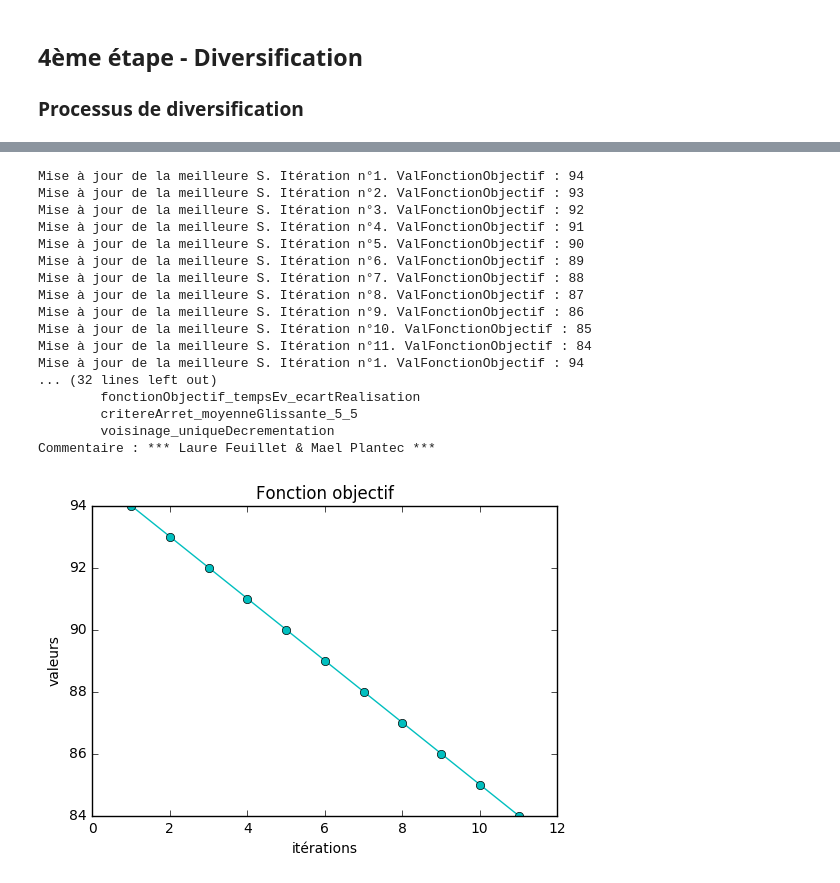
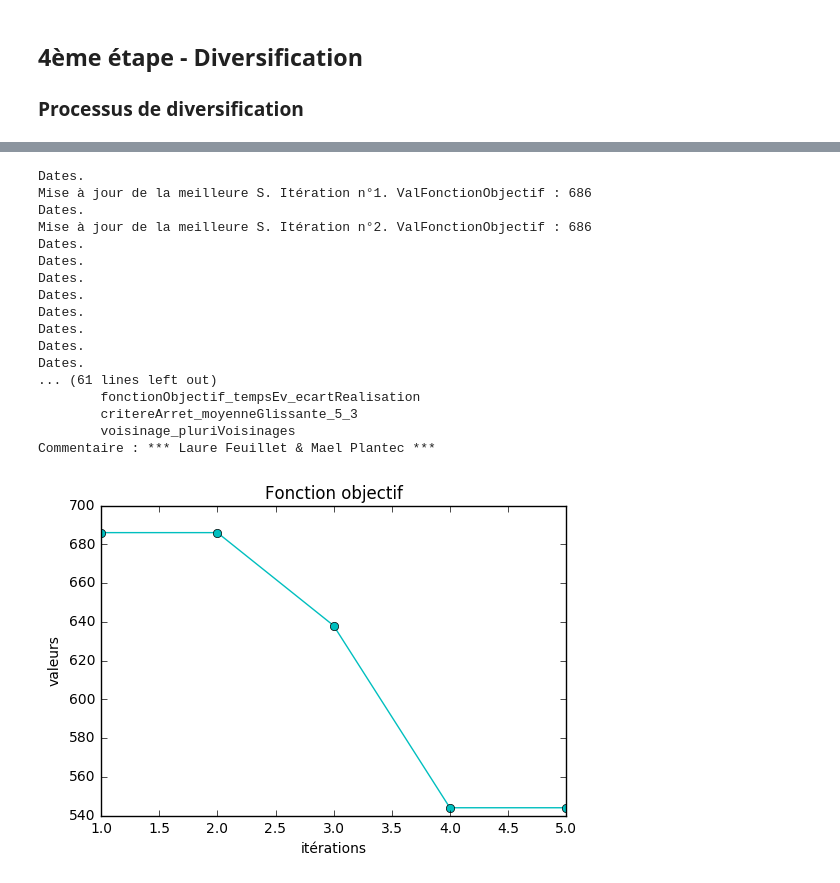
Before and after one commit to LaureFeuillet/tp_metaheuristiques, a Jupyter notebook: tp_metaheuristiques.ipynb, the cells around one changed output, grey strips where cells are left out. Drawn from its saved outputs; the diff is of its cells as text; code cells hidden in the pictures.

```diff
--- a/tp_metaheuristiques.ipynb
+++ b/tp_metaheuristiques.ipynb
@@ -654,7 +654,8 @@ def ecartRealisation(solution, graphe) :
 # Retourne la valeur de la fonction objectif (équation : temps d'évacuation x écart avec la réalisation) de la solution.
 def fonctionObjectif_tempsEv_ecartRealisation (solution, graphe) :
 
-    return (solution.valFctObjectif + ecartRealisation(solution, graphe))
+    return solution.valFctObjectif
+    # return (solution.valFctObjectif + ecartRealisation(solution, graphe))
 # %%
 def testFonctionObjectif (nomFichier, fonctionObjectif) :
     evacuation, graphe = lecture(nomFichier)
@@ -677,14 +678,14 @@ def critereArret_moyenneGlissante_5_3(fctObjSolCourante, file, nbIterations) :
     moy = sum(file)/5
     arret = False
     # On compare [la différence entre la sol courante et la moyenneG] et le dernier de la file.
-    if ((abs(fctObjSolCourante - moy)) < (fctObjSolCourante/33)) :
-        # Si ils sont différent à moins de 3%, on arrête.
+    if ((abs(fctObjSolCourante - moy)) < (fctObjSolCourante/100)) :
+        # Si ils sont différent à moins de 1%, on arrête.
         arret = True
     else :
         # On ajoute à la file et on enlève le premier.
        file.pop(0)
        file.append(fctObjSolCourante)
-    return (arret and (nbIterations >= 10))
+    return (arret and (nbIterations >= 15))
 
 # Moyenne glissante + % sur le borne inf.
 def critereArret_moyG_espace(fctObjSolCourante, file, nbIterations, espace, BI) :
@@ -743,9 +744,8 @@ def voisinage_uniqueDecrementation (solution, evacuation, graphe) :
 
 def voisinage_pluriVoisinages (solution, evacuation, graphe, espace, BI) :
     voisinage = []
-    ecart = ecartRealisation(solution, graphe)
     # Si il n'y a pas d'écart de réalisation, ie si la solution est réalisable, on travaille sur les dates.
-    if (ecart == 0) :
+    if (solution.nature == "valid" or solution.nature == "invalid") :
         print("Dates.")
         # Si on est encore au dessus de 50% de l'espace ...
         if (solution.valFctObjectif >= ((espace//2)+BI)) :
@@ -756,7 +756,7 @@ def voisinage_pluriVoisinages (solution, evacuation, graphe, espace, BI) :
                     noeudEVoisin = [noeudEVoisin for noeudEVoisin in voisin.listeNoeudsESol if (noeudE.nom == noeudEVoisin.nom)][0]
                     # Mise à jour du voisin
                     # # Date de début d'évacuation
-                    noeudEVoisin.dateE = noeudEVoisin.dateE - round(noeudEVoisin.dateE/2)
+                    noeudEVoisin.dateE = noeudEVoisin.dateE - (round(espace/4))
                     # # Valeur de la fonction objectif du voisin
                     voisin.valFctObjectif = valFonctionObjectif(evacuation, graphe, voisin)
                     # # Gantt
@@ -778,7 +778,7 @@ def voisinage_pluriVoisinages (solution, evacuation, graphe, espace, BI) :
                     if (noeudE.dateE != 0) :
                         voisin = copy.deepcopy(solution)
                         noeudEVoisin = [noeudEVoisin for noeudEVoisin in voisin.listeNoeudsESol if (noeudE.nom == noeudEVoisin.nom)][0]
-                        noeudEVoisin.dateE = noeudEVoisin.dateE - round(noeudEVoisin.dateE/5)
+                        noeudEVoisin.dateE = noeudEVoisin.dateE - (round(espace/10))
                         voisin.valFctObjectif = valFonctionObjectif(evacuation, graphe, voisin)
                         creationGantt(evacuation, graphe, voisin)
                         result = verification(evacuation, graphe, voisin)
@@ -796,7 +796,7 @@ def voisinage_pluriVoisinages (solution, evacuation, graphe, espace, BI) :
                     if (noeudE.dateE != 0) :
                         voisin = copy.deepcopy(solution)
                         noeudEVoisin = [noeudEVoisin for noeudEVoisin in voisin.listeNoeudsESol if (noeudE.nom == noeudEVoisin.nom)][0]
-                        noeudEVoisin.dateE = noeudEVoisin.dateE - round(noeudEVoisin.dateE/10)
+                        noeudEVoisin.dateE = noeudEVoisin.dateE - 1
                         voisin.valFctObjectif = valFonctionObjectif(evacuation, graphe, voisin)
                         creationGantt(evacuation, graphe, voisin)
                         result = verification(evacuation, graphe, voisin)
@@ -810,7 +810,7 @@ def voisinage_pluriVoisinages (solution, evacuation, graphe, espace, BI) :
     else :
         print("Ecarts.")
         # Calcul de la valeur de l'écart total
-        ecart = ecartRealisation(solution, graphe)
+        # ecart = ecartRealisation(solution, graphe)
 
         for noeudE in solution.listeNoeudsESol :
             voisin = copy.deepcopy(solution)
@@ -1018,6 +1002,7 @@ Commentaire : *** Laure Feuillet & Mael Plantec ***
 def multiStart(nomFichier, fctFonctionObjectif, fctCritereArret, fctVoisinage):
     evacuation, graphe = lecture(nomFichier)
     listeSolMultiStart = listeMultiStart(nomFichier, evacuation, graphe)
+
     # Retours de la fonction
     solFinale = listeSolMultiStart[0]
     # # Pour la construction du graphe, de la forme [(sol)]
@@ -1028,6 +1013,8 @@ def multiStart(nomFichier, fctFonctionObjectif, fctCritereArret, fctVoisinage):
         voisinage = []
         listeValFctObjectif = []
         solutionInitiale = solInitiale
+        inf = borneInf(nomFichier, evacuation, graphe).valFctObjectif
+        espace = solutionInitiale.valFctObjectif - inf
         voisinage.append(solutionInitiale)
         meilleureSolution = solutionInitiale
 
@@ -1039,17 +1026,18 @@ def multiStart(nomFichier, fctFonctionObjectif, fctCritereArret, fctVoisinage):
             nbIterations += 1
             # MeilleurVoisin : Voisin avec la plus petit valeur de fonction objectif
             meilleurVoisin = [voisin for voisin in voisinage if (fctFonctionObjectif(voisin, graphe) == min([fctFonctionObjectif(voisinBis, graphe) for voisinBis in voisinage]))][0]
-            voisinage = fctVoisinage(meilleurVoisin, evacuation, graphe)
+            voisinage = fctVoisinage(meilleurVoisin, evacuation, graphe, espace, inf)
             # On met à jour meilleureSolution
             # print("[DEBUG] Voisins")
             for voisin in voisinage :
                 val = fctFonctionObjectif(meilleureSolution, graphe)
-                # Si le voisin est meilleur que la solution courante, et qu'il est réalisable ...
-                if ((fctFonctionObjectif(voisin, graphe) < val) & (voisin.nature == "valid")) :
-                    meilleureSolution = voisin
-                    listeValFctObjectif.append((val, nbIterations))
-                    meilleureSolution.methode = "\n\t" + "multiStart" + "\n\t" + fctFonctionObjectif.__name__ + "\n\t" + fctCritereArret.__name__ + "\n\t" + fctVoisinage.__name__
-                    print("Mise à jour de la meilleure S. Itération n°" + str(nbIterations) + ". ValFonctionObjectif : "+ str(val))
+            newVal = voisin.valFctObjectif
+            # Si le voisin est meilleur que la solution courante, et qu'il est réalisable ...
+            if ((newVal <= val) & (voisin.nature == "valid")) :
+                meilleureSolution = voisin
+                listeValFctObjectif.append((newVal, nbIterations))
+                meilleureSolution.methode = "\n\t" + "MultiStart" + "\n\t" + fctFonctionObjectif.__name__ + "\n\t" + fctCritereArret.__name__ + "\n\t" + fctVoisinage.__name__
+                print("Mise à jour de la meilleure S. Itération n°" + str(nbIterations) + ". ValFonctionObjectif : "+ str(newVal))
         # Si on a trouvé une meilleure solution, on la met à jour
         if meilleureSolution.valFctObjectif < solFinale.valFctObjectif:
             solFinale = meilleureSolution
@@ -1060,30 +1048,30 @@ def multiStart(nomFichier, fctFonctionObjectif, fctCritereArret, fctVoisinage):
 # %%
 def test_multiStart(nomFichier, fctFonctionObjectif, fctCritereArret, fctVoisinage):
     evacuation, graphe = lecture(nomFichier)
     sol, listeValFctObj = multiStart(nomFichier, fctFonctionObjectif, fctCritereArret, fctVoisinage)
     affichageSolution(sol)
     affichageValFctObjectif(listeValFctObj)
 
-test_multiStart("exemple_cours.txt", fonctionObjectif_tempsEv_ecartRealisation, critereArret_moyenneGlissante_5_5, voisinage_uniqueDecrementation)
+test_multiStart("sparse_10_30_3_2_I.full", fonctionObjectif_tempsEv_ecartRealisation, critereArret_moyenneGlissante_5_3, voisinage_pluriVoisinages)
 # %% [output]
-Mise à jour de la meilleure S. Itération n°1. ValFonctionObjectif : 94
-Mise à jour de la meilleure S. Itération n°2. ValFonctionObjectif : 93
-Mise à jour de la meilleure S. Itération n°3. ValFonctionObjectif : 92
-Mise à jour de la meilleure S. Itération n°4. ValFonctionObjectif : 91
-Mise à jour de la meilleure S. Itération n°5. ValFonctionObjectif : 90
-Mise à jour de la meilleure S. Itération n°6. ValFonctionObjectif : 89
-Mise à jour de la meilleure S. Itération n°7. ValFonctionObjectif : 88
-Mise à jour de la meilleure S. Itération n°8. ValFonctionObjectif : 87
-Mise à jour de la meilleure S. Itération n°9. ValFonctionObjectif : 86
-Mise à jour de la meilleure S. Itération n°10. ValFonctionObjectif : 85
-Mise à jour de la meilleure S. Itération n°11. ValFonctionObjectif : 84
-Mise à jour de la meilleure S. Itération n°1. ValFonctionObjectif : 94
-... (32 lines left out)
+Dates.
+Mise à jour de la meilleure S. Itération n°1. ValFonctionObjectif : 686
+Dates.
+Mise à jour de la meilleure S. Itération n°2. ValFonctionObjectif : 686
+Dates.
+Dates.
+Dates.
+Dates.
+Dates.
+Dates.
+Dates.
+Dates.
+... (61 lines left out)
         fonctionObjectif_tempsEv_ecartRealisation
-        critereArret_moyenneGlissante_5_5
-        voisinage_uniqueDecrementation
+        critereArret_moyenneGlissante_5_3
+        voisinage_pluriVoisinages
 Commentaire : *** Laure Feuillet & Mael Plantec ***
-[figure, old version]
+[figure, new version]
 # %%
 # Depuis une solution donnée, rapproche au maximum les dates d'évacuation.
 def compactage():
```
Also changed, not shown: parts of 5 cells of this notebook.
